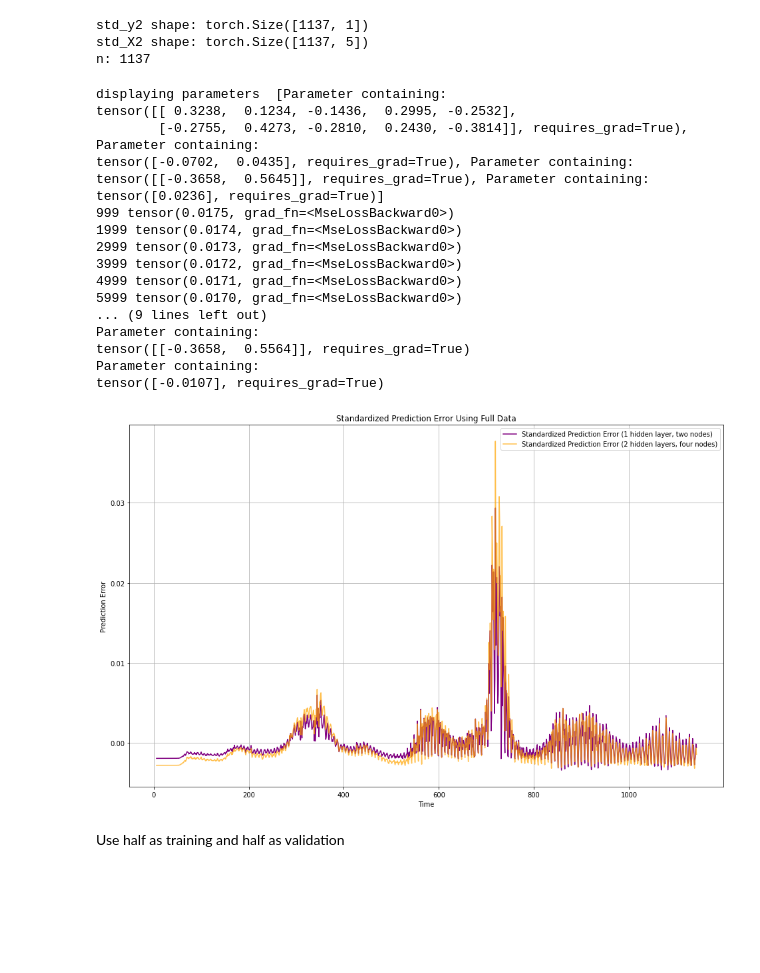
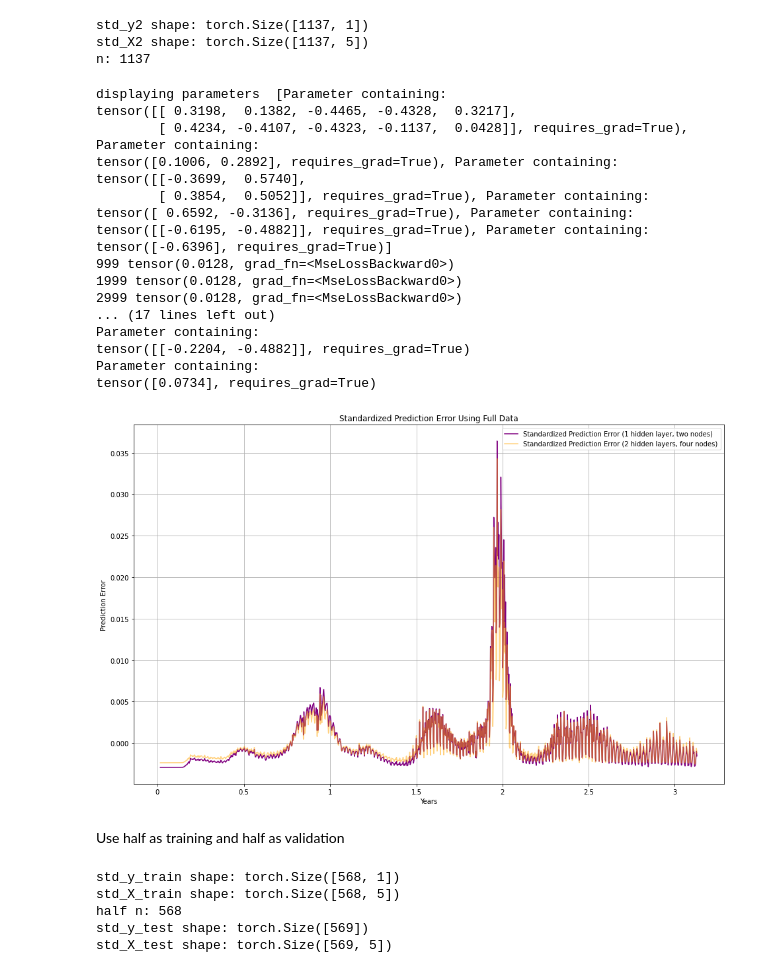
Before and after one commit to jferri3/ds4ph-team2-hw9, a Jupyter notebook: hw9_v1 std2.ipynb, the cells around one changed output. Cells and saved outputs as stored; diff of their text form; code cells hidden in the pictures; blank space fills up the shorter version.

```diff
--- a/hw9_v1 std2.ipynb
+++ b/hw9_v1 std2.ipynb
@@ -222,16 +190,18 @@ std_y2 shape: torch.Size([1137, 1])
 std_X2 shape: torch.Size([1137, 5])
 n: 1137
 # %%
+np.random.seed(6856)
 # Build a neural network model with two hidden nodes
 model = torch.nn.Sequential(
     torch.nn.Linear(5, 2),
     torch.nn.ReLU(),
+    torch.nn.Linear(2, 2),  # 2 nodes to 2 nodes  ??
     torch.nn.ReLU(),
     torch.nn.Linear(2, 1),
 )
 
 print("displaying parameters ",
-      list(model.parameters()))  # why it has output already? is this randomly assigned?
+      list(model.parameters()))
 
 #loss function
 loss_fn = torch.nn.MSELoss(reduction='sum')
@@ -247,7 +217,7 @@ for t in range(10000):
     # the loss for this itneration
     loss = loss_fn(y_pred2, std_y2)
     if t % 1000 == 999:
-        print(t, loss)   # why sometimes it is NA; every time is different? Should consider which one?
+        print(t, loss)
 
     ## Zero out the gradient before adding them up [before we do the back propagation step]
     ## when we accumulate with a back propagation step, it does not add to the previous value.
@@ -264,22 +234,22 @@ for param in model.parameters():
     print(param)
 # %% [output]
 displaying parameters  [Parameter containing:
-tensor([[ 0.3238,  0.1234, -0.1436,  0.2995, -0.2532],
-        [-0.2755,  0.4273, -0.2810,  0.2430, -0.3814]], requires_grad=True), Parameter containing:
-tensor([-0.0702,  0.0435], requires_grad=True), Parameter containing:
-tensor([[-0.3658,  0.5645]], requires_grad=True), Parameter containing:
-tensor([0.0236], requires_grad=True)]
-999 tensor(0.0175, grad_fn=<MseLossBackward0>)
-1999 tensor(0.0174, grad_fn=<MseLossBackward0>)
-2999 tensor(0.0173, grad_fn=<MseLossBackward0>)
-3999 tensor(0.0172, grad_fn=<MseLossBackward0>)
-4999 tensor(0.0171, grad_fn=<MseLossBackward0>)
-5999 tensor(0.0170, grad_fn=<MseLossBackward0>)
-... (9 lines left out)
+tensor([[ 0.3198,  0.1382, -0.4465, -0.4328,  0.3217],
+        [ 0.4234, -0.4107, -0.4323, -0.1137,  0.0428]], requires_grad=True), Parameter containing:
+tensor([0.1006, 0.2892], requires_grad=True), Parameter containing:
+tensor([[-0.3699,  0.5740],
+        [ 0.3854,  0.5052]], requires_grad=True), Parameter containing:
+tensor([ 0.6592, -0.3136], requires_grad=True), Parameter containing:
+tensor([[-0.6195, -0.4882]], requires_grad=True), Parameter containing:
+tensor([-0.6396], requires_grad=True)]
+999 tensor(0.0128, grad_fn=<MseLossBackward0>)
+1999 tensor(0.0128, grad_fn=<MseLossBackward0>)
+2999 tensor(0.0128, grad_fn=<MseLossBackward0>)
+... (17 lines left out)
 Parameter containing:
-tensor([[-0.3658,  0.5564]], requires_grad=True)
+tensor([[-0.2204, -0.4882]], requires_grad=True)
 Parameter containing:
-tensor([-0.0107], requires_grad=True)
+tensor([0.0734], requires_grad=True)
 # %%
 std_y_pred2 = model(std_X2)
 std_y_pred2 = y_pred2.detach().numpy().reshape(-1)
@@ -290,15 +260,16 @@ std_res_full2 = std_y2 - std_y_pred2
 # %%
 # Create two subplots 1) 1 hidden layer, two nodes 2) 2 hidden layers, four nodes
 plt.figure(figsize=(16, 10))
 plt.plot(X.index,std_res_full, label='Standardized Prediction Error (1 hidden layer, two nodes)',color='purple')
-plt.plot(X.index,std_res_full2, label='Standardized Prediction Error (2 hidden layers, four nodes)',color='Orange', alpha=0.7)
-plt.xlabel('Time')
+plt.plot(X.index,std_res_full2, label='Standardized Prediction Error (2 hidden layers, four nodes)',color='Orange', alpha=0.5)
+plt.xlabel('Years')
+plt.xticks([0,183,365,548,730,913,1095],[0,0.5,1,1.5,2,2.5,3])
 plt.ylabel('Prediction Error')
 plt.title('Standardized Prediction Error Using Full Data')
 plt.legend()
 plt.grid(True)
 plt.show();
 # %% [output]
-[figure, old version]
+[figure, new version]
 # %% [markdown]
 Use half as training and half as validation
@@ -315,0 +276,31 @@ y_test = y.iloc[half_n:]
+# %%
+half_n = len(df_country) // 2
+# change DF to numpy.array and then to tensor
+std_y_train = torch.from_numpy(df_country.iloc[:half_n,3].astype(float).to_numpy())
+std_X_train = torch.from_numpy(df_country.iloc[:half_n,4:].astype(float).to_numpy())
+
+std_y_test = torch.from_numpy(df_country.iloc[half_n:,3].astype(float).to_numpy())
+std_X_test = torch.from_numpy(df_country.iloc[half_n:,4:].astype(float).to_numpy())
+
+# change to float
+std_y_train = std_y_train.float()
+std_X_train = std_X_train.float()
+
+std_y_test = std_y_test.float()
+std_X_test = std_X_test.float()
+
+# change the shape of Y from [1137]-->[1137,1]
+std_y_train = std_y_train.unsqueeze(1)
+
+print(f"std_y_train shape: {std_y_train.shape}")
+print(f"std_X_train shape: {std_X_train.shape}")
+print(f"half n: {half_n}")
+
+print(f"std_y_test shape: {std_y_test.shape}")
+print(f"std_X_test shape: {std_X_test.shape}")
+# %% [output]
+std_y_train shape: torch.Size([568, 1])
+std_X_train shape: torch.Size([568, 5])
+half n: 568
+std_y_test shape: torch.Size([569])
+std_X_test shape: torch.Size([569, 5])
```
Also changed, not shown: parts of 11 cells of this notebook.
